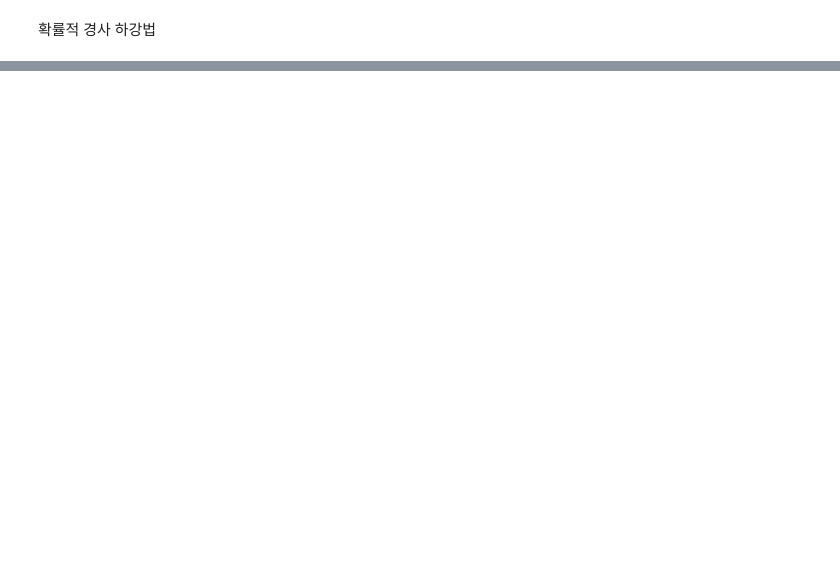
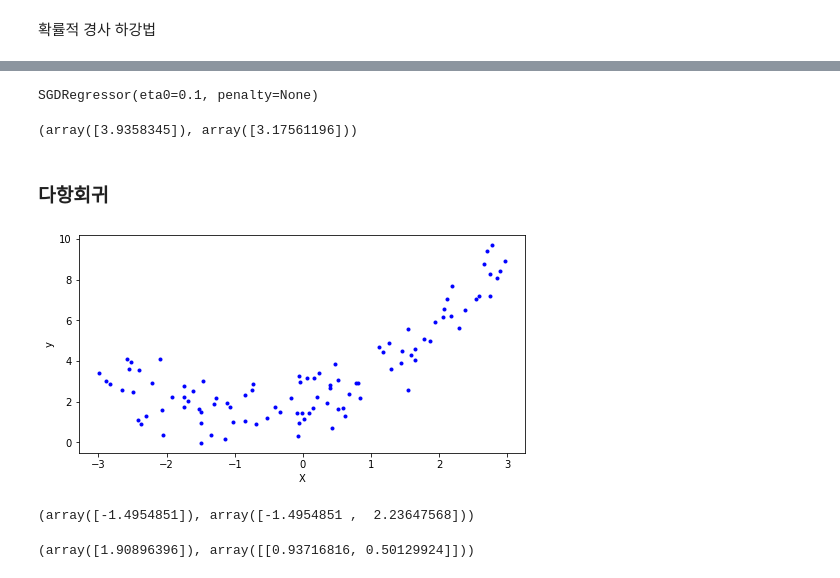
Before and after one commit to robomoan/Data_Science_Study, a Jupyter notebook: Handson_ML/handson_ml_4.ipynb, the cells around one changed output, grey strips where cells are left out. Drawn from its saved outputs; the diff is of its cells as text; code cells hidden in the pictures; blank space fills up the shorter version.

```diff
--- a/Handson_ML/handson_ml_4.ipynb
+++ b/Handson_ML/handson_ml_4.ipynb
@@ -143,5 +143,40 @@ array([[4.00809909],
 # %%
 # 사이킷런을 이용하여 확률적 경사하강법 사용하기
 from sklearn.linear_model import SGDRegressor
-sgd_reg = SGDRegressor(max_iter = 1000, tol = 1e-3, penalty = None, eta = 0.1)
+sgd_reg = SGDRegressor(max_iter = 1000, tol = 1e-3, penalty = None, eta0 = 0.1)
 sgd_reg.fit(X, y.ravel())
+# %% [output]
+SGDRegressor(eta0=0.1, penalty=None)
+# %%
+sgd_reg.intercept_, sgd_reg.coef_
+# %% [output]
+(array([3.9358345]), array([3.17561196]))
+# %% [markdown]
+### 다항회귀
+# %%
+# 2차방정식꼴 비선형 데이터 생성
+m = 100
+X = 6 * np.random.rand(m, 1) - 3
+y = 0.5 * X ** 2 + X + 2 + np.random.randn(m, 1)
+# %%
+plt.figure(figsize=(8, 4))
+plt.plot(X, y, "b.")
+plt.xlabel("X")
+plt.ylabel("y")
+plt.show()
+# %% [output]
+[figure, added]
+# %%
+# 2차식을 훈련세트의 새로운 특성으로 추가
+from sklearn.preprocessing import PolynomialFeatures
+poly_features = PolynomialFeatures(degree=2, include_bias = False)
+X_poly = poly_features.fit_transform(X)
+X[0], X_poly[0]
+# %% [output]
+(array([-1.4954851]), array([-1.4954851 ,  2.23647568]))
+# %%
+lin_reg = LinearRegression()
+lin_reg.fit(X_poly, y)
+lin_reg.intercept_, lin_reg.coef_
+# %% [output]
+(array([1.90896396]), array([[0.93716816, 0.50129924]]))
```
Also changed, not shown: parts of 40 cells of this notebook.
